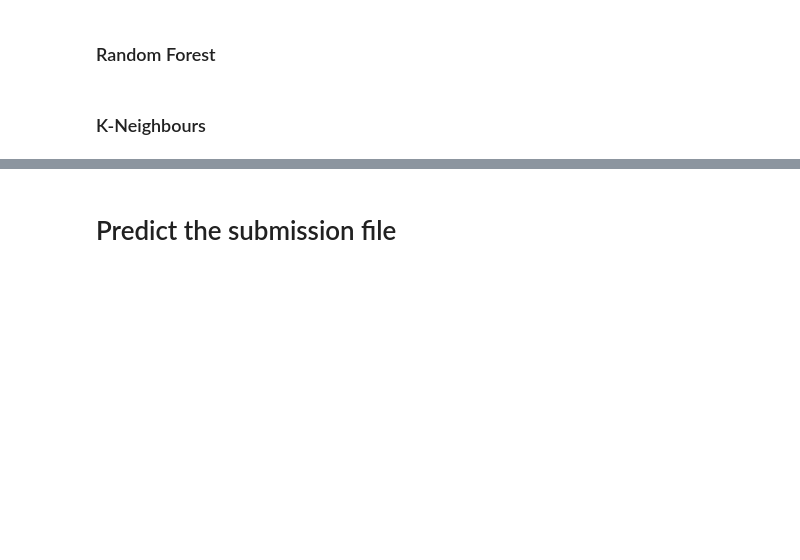
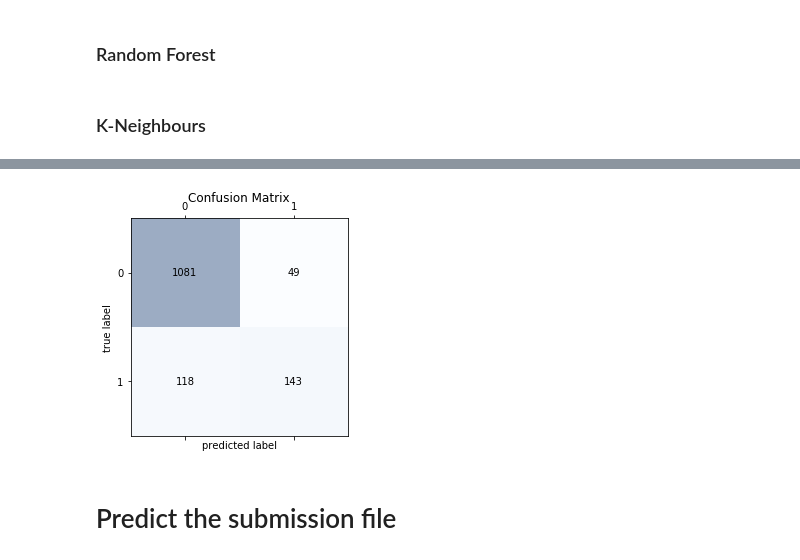
Before and after one commit to UrbanoFonseca/topsecret_hackathon, a Jupyter notebook: Example Notebook - Hackathon#1 (Binary Classification).ipynb, the cells around one changed output, grey strips where cells are left out. Cells and saved outputs as stored; diff of their text form; code cells hidden in the pictures; blank space fills up the shorter version.

```diff
--- a/Example Notebook - Hackathon#1 (Binary Classification).ipynb
+++ b/Example Notebook - Hackathon#1 (Binary Classification).ipynb
@@ -257,6 +257,26 @@ generalization_results
 best_model = generalization_results[generalization_results.Score == np.max(generalization_results['Score'])].index[0]
 # %%
 final_submissions = predict_submissions[best_model]
+# %%
+from sklearn.metrics import confusion_matrix
+
+confmat = confusion_matrix(y_cv, logit_clf.predict(X_cv))
+# %%
+# Plot the confusion matrix
+fig, ax = plt.subplots(figsize=(4, 4))
+ax.matshow(confmat, cmap=plt.cm.Blues, alpha=0.4)
+
+for i in range(confmat.shape[0]):
+   for j in range(confmat.shape[1]):
+       ax.text(x=j, y=i,
+       s=confmat[i, j],
+       va='center', ha='center')
+plt.xlabel('predicted label')
+plt.ylabel('true label')
+plt.title('Confusion Matrix')
+plt.show()
+# %% [output]
+[figure, added]
 # %% [markdown]
 # Predict the submission file
 # %%
```
Also changed, not shown: parts of 7 cells of this notebook.
